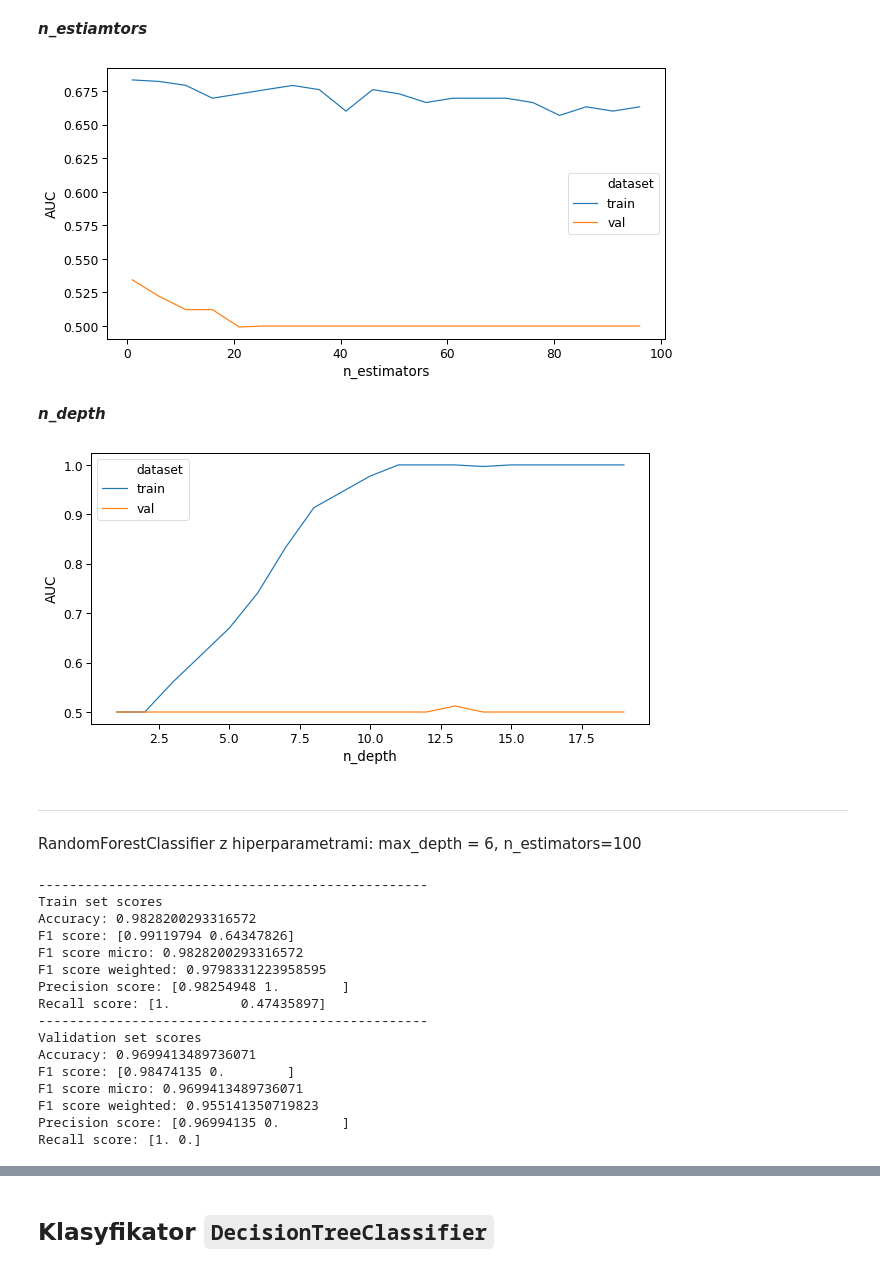
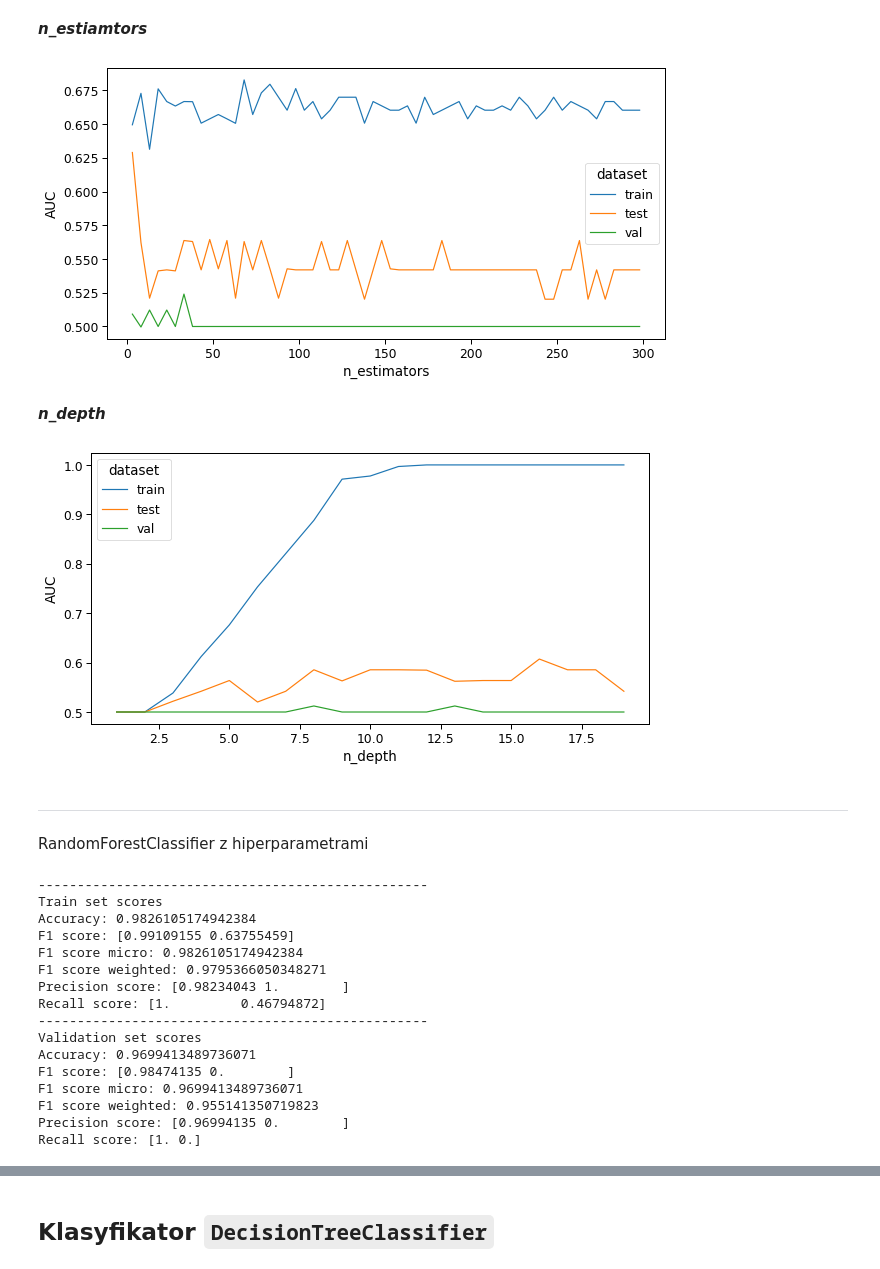
Before and after one commit to malwina0/2022L-ML, a Jupyter notebook: ZD3/ZD3_Piwko_Wojewoda.ipynb, the cells around one changed output, grey strips where cells are left out. Drawn from its saved outputs; the diff is of its cells as text; code cells hidden in the pictures.

Commit message:
add test_df to plots, oversampling

```diff
--- a/ZD3/ZD3_Piwko_Wojewoda.ipynb
+++ b/ZD3/ZD3_Piwko_Wojewoda.ipynb
@@ -423,8 +369,10 @@ estimators = np.arange(1,100,4)
 for trees_nr in tqdm(estimators):
     xgb_clf = xgb.XGBClassifier(n_estimators=trees_nr, max_depth=3, eval_metric='logloss').fit(X_train, y_train)
     train_score = roc_auc_score(y_train, xgb_clf.predict(X_train))
+    test_score = roc_auc_score(y_test, xgb_clf.predict(X_test))
     val_score = roc_auc_score(y_val, xgb_clf.predict(X_val))
     history = history.append(dict(zip(cols, [trees_nr, train_score, "train"])), ignore_index=True)
+    history = history.append(dict(zip(cols, [trees_nr, test_score, "test"])), ignore_index=True)
     history = history.append(dict(zip(cols, [trees_nr, val_score, "val"])), ignore_index=True)
 
 sns.lineplot(data=history, x = "n_estimators", y = "AUC", hue = "dataset")
@@ -437,12 +385,14 @@ plt.show()
 cols = ["n_depth","AUC", "dataset"]
 history = pd.DataFrame(columns=cols)
 
-n_depth = np.arange(1,20,1)
+n_depth = np.arange(1,10,1)
 for depth in tqdm(n_depth):
     xgb_clf = xgb.XGBClassifier(max_depth=depth, eval_metric='logloss').fit(X_train, y_train)
     train_score = roc_auc_score(y_train,xgb_clf.predict(X_train))
-    val_score = roc_auc_score(y_val,xgb_clf.predict(X_val))
+    test_score = roc_auc_score(y_test,xgb_clf.predict(X_test))
+    val_score = roc_auc_score(y_val, xgb_clf.predict(X_val))
     history = history.append(dict(zip(cols, [depth, train_score, "train"])), ignore_index=True)
+    history = history.append(dict(zip(cols, [depth, test_score, "test"])), ignore_index=True)
     history = history.append(dict(zip(cols, [depth, val_score, "val"])), ignore_index=True)
 
 sns.lineplot(data=history, x = "n_depth", y = "AUC", hue = "dataset")
@@ -459,8 +409,10 @@ n_rate = np.arange(0.01,0.2,0.02)
 for rate in tqdm(n_rate):
     xgb_clf = xgb.XGBClassifier(learning_rate=rate, eval_metric='logloss').fit(X_train, y_train)
     train_score = roc_auc_score(y_train,xgb_clf.predict(X_train))
+    test_score = roc_auc_score(y_test,xgb_clf.predict(X_test))
     val_score = roc_auc_score(y_val,xgb_clf.predict(X_val))
     history = history.append(dict(zip(cols, [rate, train_score, "train"])), ignore_index=True)
+    history = history.append(dict(zip(cols, [rate, test_score, "test"])), ignore_index=True)
     history = history.append(dict(zip(cols, [rate, val_score, "val"])), ignore_index=True)
 
 sns.lineplot(data=history, x = "n_learning_rate", y = "AUC", hue = "dataset")
@@ -469,0 +422,20 @@ plt.show()
+# %%
+#dodane parametry:
+xgb_clf = xgb.XGBClassifier(random_state=1,
+                    booster='gbtree',
+                    use_label_encoder=False,
+                    max_depth=1,
+                    learning_rate=0.3,
+                    gamma=200, #the minimum loss reduction required to make a further split;
+                    colsample_bytree=0.5, #ratio of features used (i.e. columns used)
+                    min_child_weight=100
+                    )
+xgb_clf.fit(X_train, y_train)
+
+print("--------------------------------------------------")
+print("Train set scores")
+show_model_metrics(xgb_clf, X_train, y_train)
+
+print("--------------------------------------------------")
+print("Validation set scores")
+show_model_metrics(xgb_clf, X_val, y_val)
@@ -510,19 +500,21 @@ Recall score: [1. 0.]
 # %%
 cols = ["n_estimators","AUC", "dataset"]
 history = pd.DataFrame(columns=cols)
 
-estimators = np.arange(1,100,5)
+estimators = np.arange(3,300,5)
 for trees_nr in tqdm(estimators):
     rf = RandomForestClassifier(n_estimators=trees_nr, max_depth=5, n_jobs=-1).fit(X_train, y_train)
     train_score = roc_auc_score(y_train, rf.predict(X_train))
+    test_score = roc_auc_score(y_test, rf.predict(X_test))
     val_score = roc_auc_score(y_val, rf.predict(X_val))
     history = history.append(dict(zip(cols, [trees_nr, train_score, "train"])), ignore_index=True)
+    history = history.append(dict(zip(cols, [trees_nr, test_score, "test"])), ignore_index=True)
     history = history.append(dict(zip(cols, [trees_nr, val_score, "val"])), ignore_index=True)
 
 sns.lineplot(data=history, x = "n_estimators", y = "AUC", hue = "dataset")
 plt.show()
 # %% [output]
-[figure, old version]
+[figure, new version]
 # %% [markdown]
 ***n_depth***
 # %%
@@ -533,20 +525,24 @@ n_depth = np.arange(1,20,1)
 for depth in tqdm(n_depth):
     rf = RandomForestClassifier(max_depth=depth, n_jobs=-1, n_estimators=100).fit(X_train, y_train)
     train_score = roc_auc_score(y_train,rf.predict(X_train))
+    test_score = roc_auc_score(y_test,rf.predict(X_test))
     val_score = roc_auc_score(y_val,rf.predict(X_val))
     history = history.append(dict(zip(cols, [depth, train_score, "train"])), ignore_index=True)
+    history = history.append(dict(zip(cols, [depth, test_score, "test"])), ignore_index=True)
     history = history.append(dict(zip(cols, [depth, val_score, "val"])), ignore_index=True)
 
 sns.lineplot(data=history, x = "n_depth", y = "AUC", hue = "dataset")
 plt.show()
 # %% [output]
-[figure, old version]
+[figure, new version]
 # %% [markdown]
 ---
 # %% [markdown]
-RandomForestClassifier z hiperparametrami: max_depth = 6, n_estimators=100
+RandomForestClassifier z hiperparametrami
 # %%
-rndForest = RandomForestClassifier(max_depth = 6, n_estimators=100)
+rndForest = RandomForestClassifier(max_depth = 5,
+                                   n_estimators=20,
+                                   max_features=0.5)
 rndForest.fit(X_train, y_train)
 
 print("--------------------------------------------------")
@@ -559,12 +555,12 @@ show_model_metrics(rndForest, X_val, y_val)
 # %% [output]
 --------------------------------------------------
 Train set scores
-Accuracy: 0.9828200293316572
-F1 score: [0.99119794 0.64347826]
-F1 score micro: 0.9828200293316572
-F1 score weighted: 0.9798331223958595
-Precision score: [0.98254948 1.        ]
-Recall score: [1.         0.47435897]
+Accuracy: 0.9826105174942384
+F1 score: [0.99109155 0.63755459]
+F1 score micro: 0.9826105174942384
+F1 score weighted: 0.9795366050348271
+Precision score: [0.98234043 1.        ]
+Recall score: [1.         0.46794872]
 --------------------------------------------------
 Validation set scores
 Accuracy: 0.9699413489736071
```
Also changed, not shown: parts of 27 cells of this notebook.
